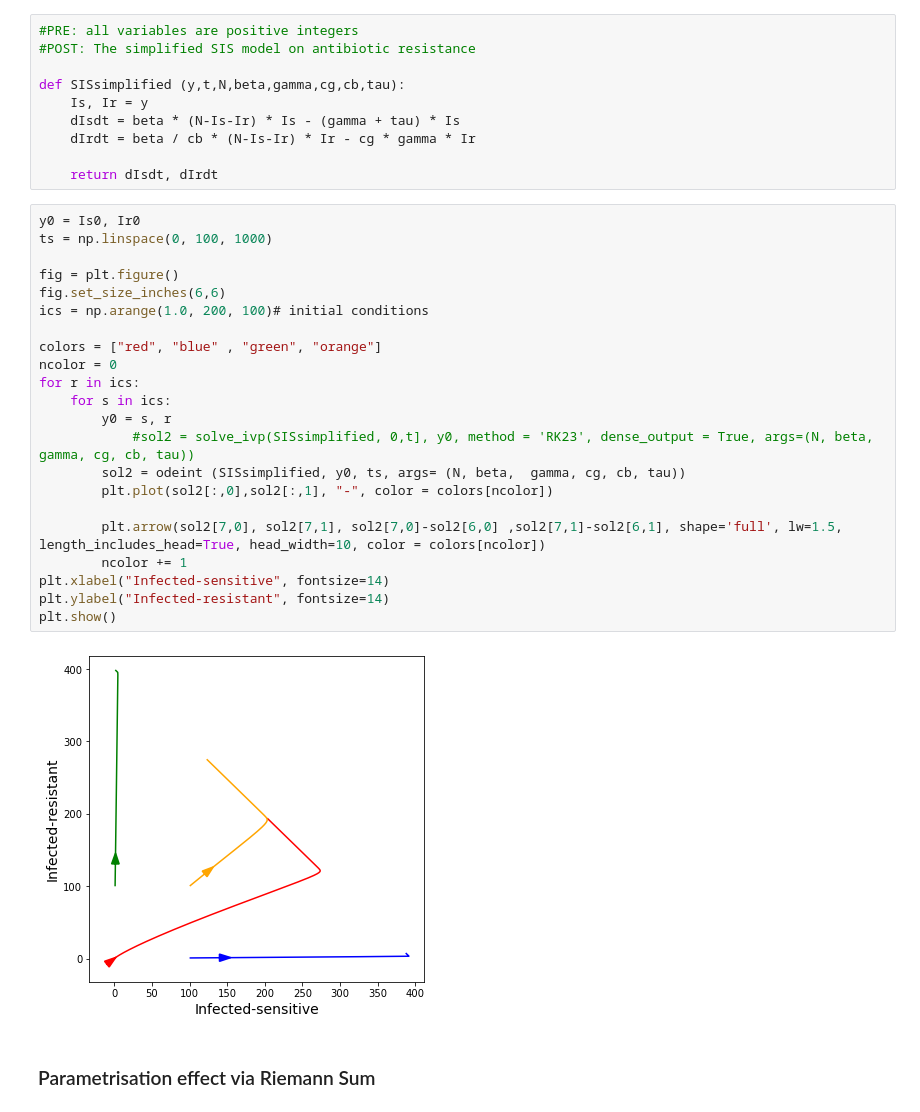
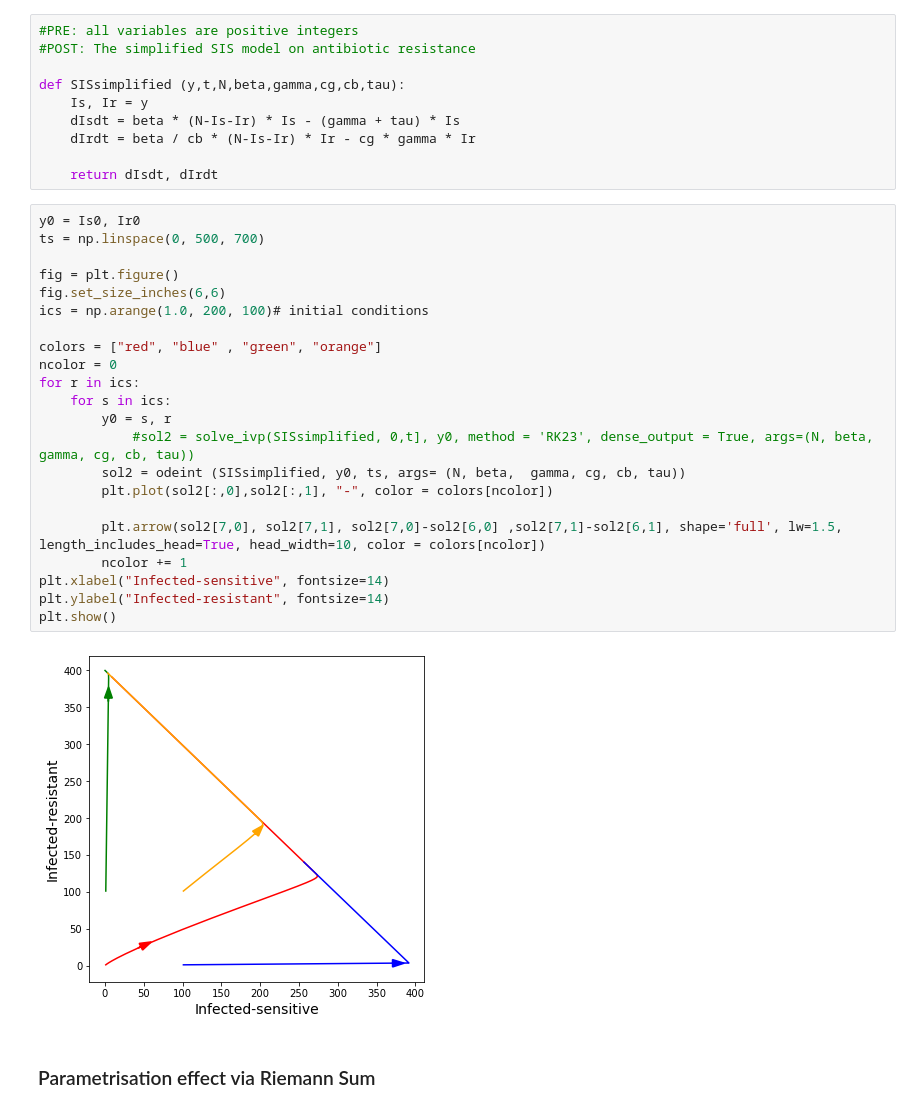
Before and after one commit to mjemons/IDD_TB, a Jupyter notebook: scripts/simulation-SIS.ipynb, the cells around one changed output. Drawn from its saved outputs; the diff is of its cells as text.

```diff
--- a/scripts/simulation-SIS.ipynb
+++ b/scripts/simulation-SIS.ipynb
@@ -375,28 +375,28 @@ def SISsimplified (y,t,N,beta,gamma,cg,cb,tau):
     return dIsdt, dIrdt
 # %%
 y0 = Is0, Ir0
-ts = np.linspace(0, 100, 1000)
+ts = np.linspace(0, 500, 700)
 
 fig = plt.figure()
 fig.set_size_inches(6,6)
 ics = np.arange(1.0, 200, 100)# initial conditions
 
 colors = ["red", "blue" , "green", "orange"]
 ncolor = 0
 for r in ics:
     for s in ics:
         y0 = s, r
             #sol2 = solve_ivp(SISsimplified, 0,t], y0, method = 'RK23', dense_output = True, args=(N, beta,     gamma, cg, cb, tau))
         sol2 = odeint (SISsimplified, y0, ts, args= (N, beta,  gamma, cg, cb, tau))
         plt.plot(sol2[:,0],sol2[:,1], "-", color = colors[ncolor])
 
         plt.arrow(sol2[7,0], sol2[7,1], sol2[7,0]-sol2[6,0] ,sol2[7,1]-sol2[6,1], shape='full', lw=1.5, length_includes_head=True, head_width=10, color = colors[ncolor])
         ncolor += 1
 plt.xlabel("Infected-sensitive", fontsize=14)
 plt.ylabel("Infected-resistant", fontsize=14)
 plt.show()
 # %% [output]
-[figure, old version]
+[figure, new version]
 # %% [markdown]
 ### Parametrisation effect  via Riemann Sum
 # %% [markdown]
```
